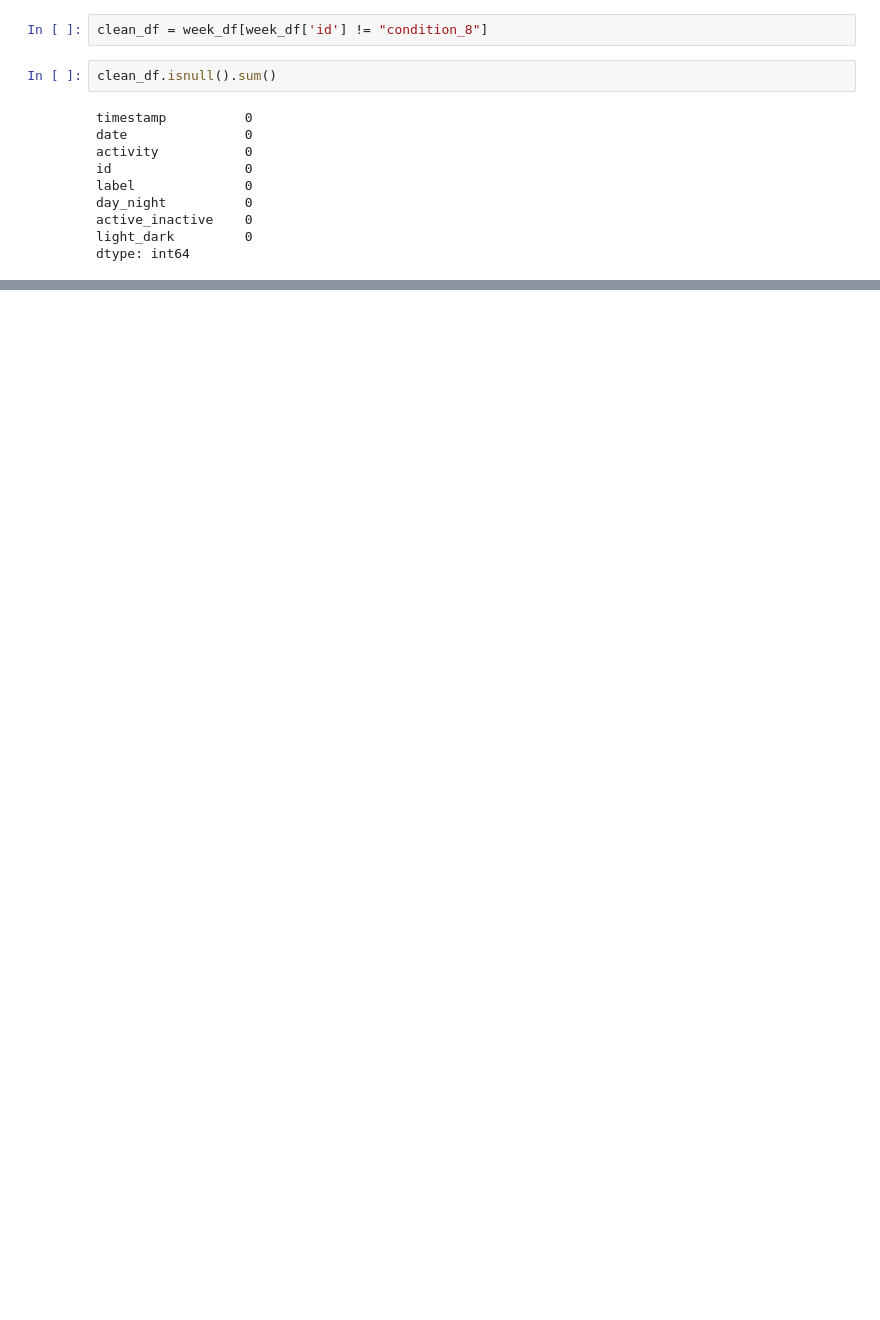
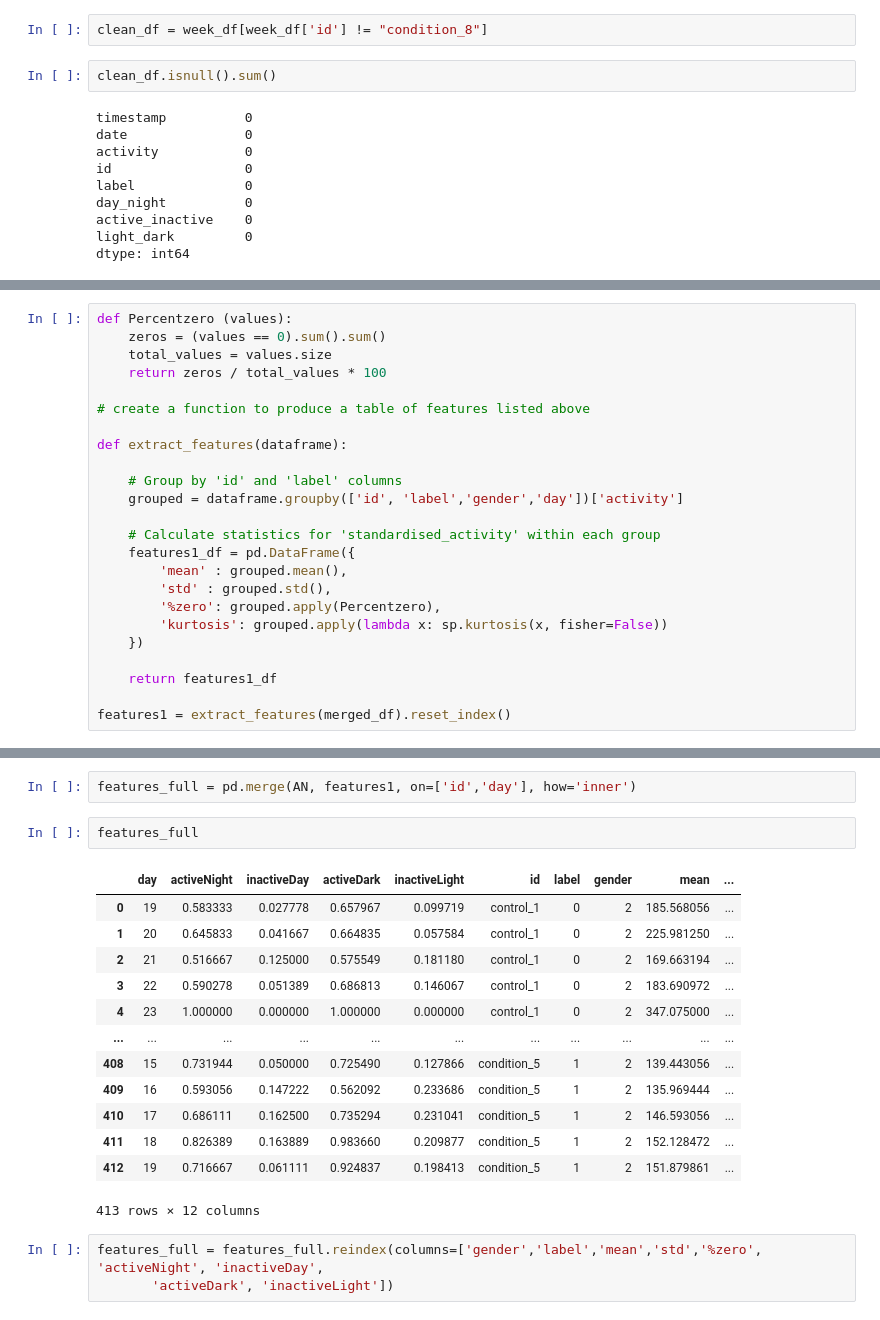
Before and after one commit to zoonalink/IGP-5, a Jupyter notebook: Tom/IGP-5 Model Features.ipynb, the cells around one changed output, grey strips where cells are left out. Saved outputs shown, nothing was run; the diff lists cells and outputs as text; blank space fills up the shorter version.

Commit message:
Model Feature Extraction File Completed

```diff
--- a/Tom/IGP-5 Model Features.ipynb
+++ b/Tom/IGP-5 Model Features.ipynb
@@ -337,0 +386,24 @@ plt.show()
+# %%
+def Percentzero (values):
+    zeros = (values == 0).sum().sum()
+    total_values = values.size
+    return zeros / total_values * 100
+
+# create a function to produce a table of features listed above
+
+def extract_features(dataframe):
+
+    # Group by 'id' and 'label' columns
+    grouped = dataframe.groupby(['id', 'label','gender','day'])['activity']
+
+    # Calculate statistics for 'standardised_activity' within each group
+    features1_df = pd.DataFrame({
+        'mean' : grouped.mean(),
+        'std' : grouped.std(),
+        '%zero': grouped.apply(Percentzero),
+        'kurtosis': grouped.apply(lambda x: sp.kurtosis(x, fisher=False))
+    })
+
+    return features1_df
+
+features1 = extract_features(merged_df).reset_index()
@@ -337,0 +468,21 @@ plt.show()
+# %%
+features_full = pd.merge(AN, features1, on=['id','day'], how='inner')
+# %%
+features_full
+# %% [output]
+|  | day | activeNight | inactiveDay | activeDark | inactiveLight | id | label | gender | mean | ... |
+| 0 | 19 | 0.583333 | 0.027778 | 0.657967 | 0.099719 | control_1 | 0 | 2 | 185.568056 | ... |
+| 1 | 20 | 0.645833 | 0.041667 | 0.664835 | 0.057584 | control_1 | 0 | 2 | 225.981250 | ... |
+| 2 | 21 | 0.516667 | 0.125000 | 0.575549 | 0.181180 | control_1 | 0 | 2 | 169.663194 | ... |
+| 3 | 22 | 0.590278 | 0.051389 | 0.686813 | 0.146067 | control_1 | 0 | 2 | 183.690972 | ... |
+| 4 | 23 | 1.000000 | 0.000000 | 1.000000 | 0.000000 | control_1 | 0 | 2 | 347.075000 | ... |
+| ... | ... | ... | ... | ... | ... | ... | ... | ... | ... | ... |
+| 408 | 15 | 0.731944 | 0.050000 | 0.725490 | 0.127866 | condition_5 | 1 | 2 | 139.443056 | ... |
+| 409 | 16 | 0.593056 | 0.147222 | 0.562092 | 0.233686 | condition_5 | 1 | 2 | 135.969444 | ... |
+| 410 | 17 | 0.686111 | 0.162500 | 0.735294 | 0.231041 | condition_5 | 1 | 2 | 146.593056 | ... |
+| 411 | 18 | 0.826389 | 0.163889 | 0.983660 | 0.209877 | condition_5 | 1 | 2 | 152.128472 | ... |
+| 412 | 19 | 0.716667 | 0.061111 | 0.924837 | 0.198413 | condition_5 | 1 | 2 | 151.879861 | ... |
+413 rows × 12 columns
+# %%
+features_full = features_full.reindex(columns=['gender','label','mean','std','%zero', 'activeNight', 'inactiveDay',
+       'activeDark', 'inactiveLight'])
```
Also changed, not shown: parts of 18 cells of this notebook, 1 other file.
